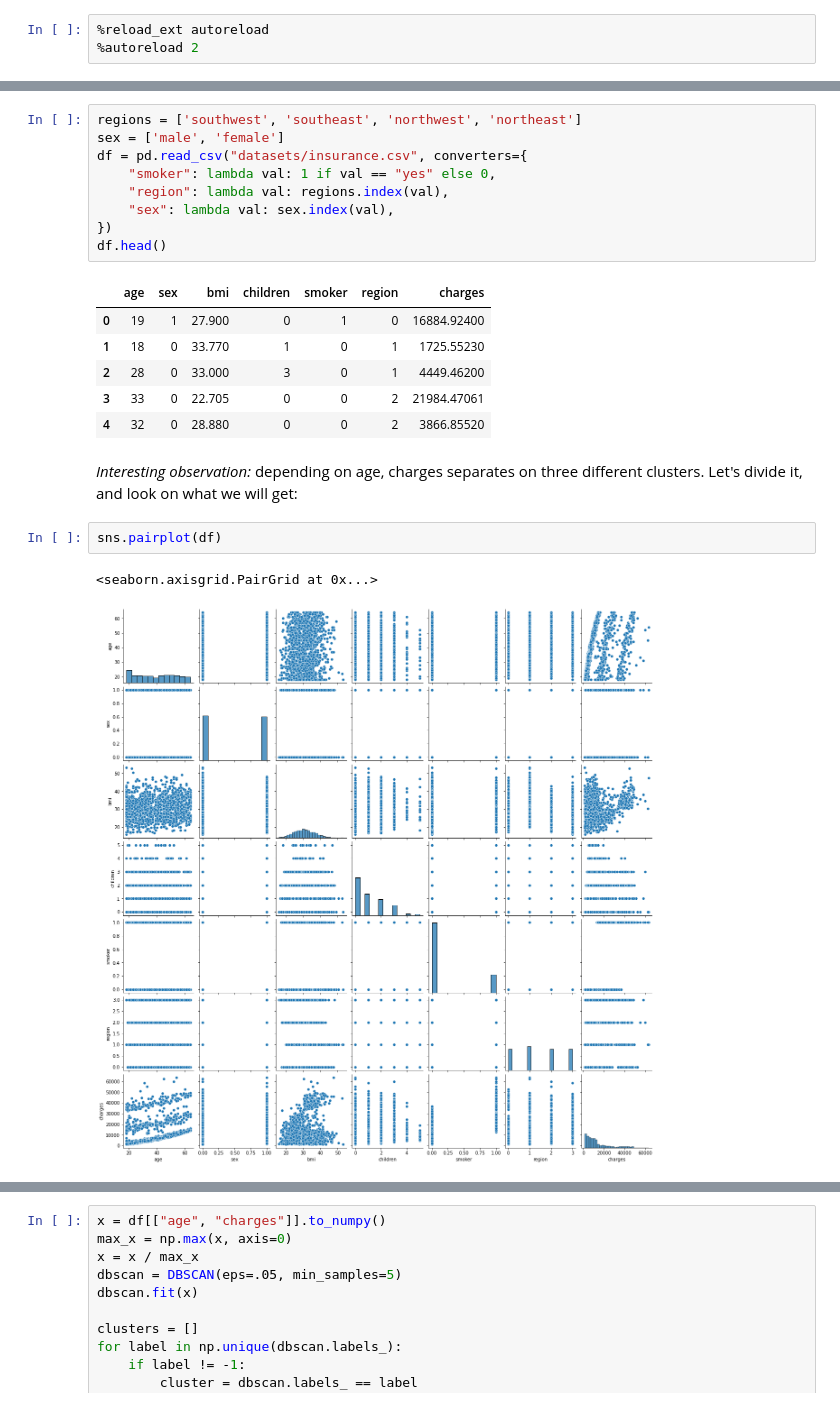
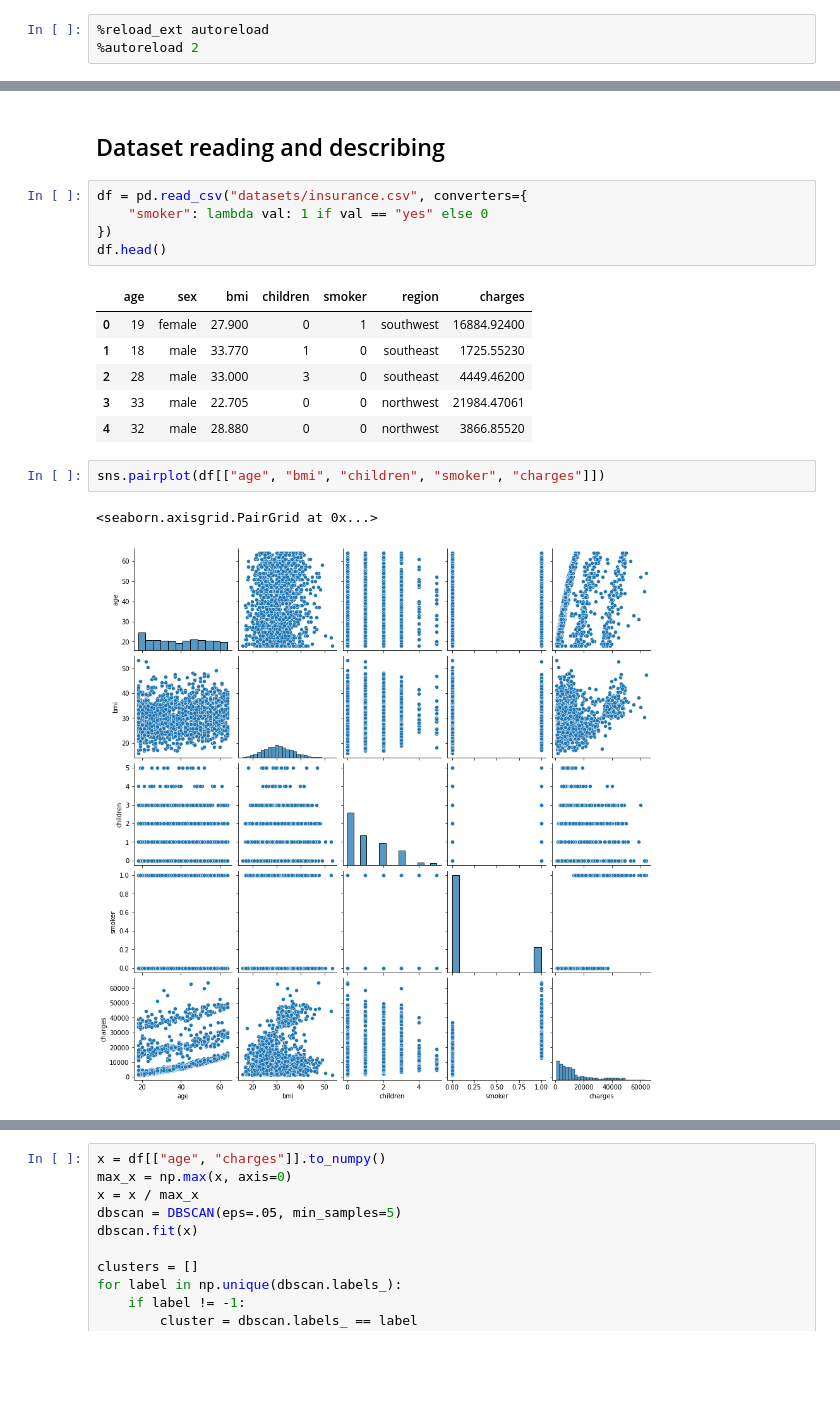
Before and after one commit to Pavel3P/Machine-Learning, a Jupyter notebook: 1/main.ipynb, the cells around one changed output, grey strips where cells are left out. Saved outputs shown, nothing was run; the diff lists cells and outputs as text; blank space fills up the shorter version.

```diff
--- a/1/main.ipynb
+++ b/1/main.ipynb
@@ -27,23 +11,19 @@ In given dataset we will try to predict value of charges of person depending on
+# %% [markdown]
+## Dataset reading and describing
 # %%
-regions = ['southwest', 'southeast', 'northwest', 'northeast']
-sex = ['male', 'female']
 df = pd.read_csv("datasets/insurance.csv", converters={
-    "smoker": lambda val: 1 if val == "yes" else 0,
-    "region": lambda val: regions.index(val),
-    "sex": lambda val: sex.index(val),
+    "smoker": lambda val: 1 if val == "yes" else 0
 })
 df.head()
 # %% [output]
 |  | age | sex | bmi | children | smoker | region | charges |
-| 0 | 19 | 1 | 27.900 | 0 | 1 | 0 | 16884.92400 |
-| 1 | 18 | 0 | 33.770 | 1 | 0 | 1 | 1725.55230 |
-| 2 | 28 | 0 | 33.000 | 3 | 0 | 1 | 4449.46200 |
-| 3 | 33 | 0 | 22.705 | 0 | 0 | 2 | 21984.47061 |
-| 4 | 32 | 0 | 28.880 | 0 | 0 | 2 | 3866.85520 |
+| 0 | 19 | female | 27.900 | 0 | 1 | southwest | 16884.92400 |
+| 1 | 18 | male | 33.770 | 1 | 0 | southeast | 1725.55230 |
+| 2 | 28 | male | 33.000 | 3 | 0 | southeast | 4449.46200 |
+| 3 | 33 | male | 22.705 | 0 | 0 | northwest | 21984.47061 |
+| 4 | 32 | male | 28.880 | 0 | 0 | northwest | 3866.85520 |
-# %% [markdown]
-_Interesting observation:_ depending on age, charges separates on three different clusters. Let's divide it, and look on what we will get:
 # %%
-sns.pairplot(df)
+sns.pairplot(df[["age", "bmi", "children", "smoker", "charges"]])
 # %% [output]
 <seaborn.axisgrid.PairGrid at 0x...>
-[figure, old version]
+[figure, new version]
```
Also changed, not shown: parts of 51 cells of this notebook.
